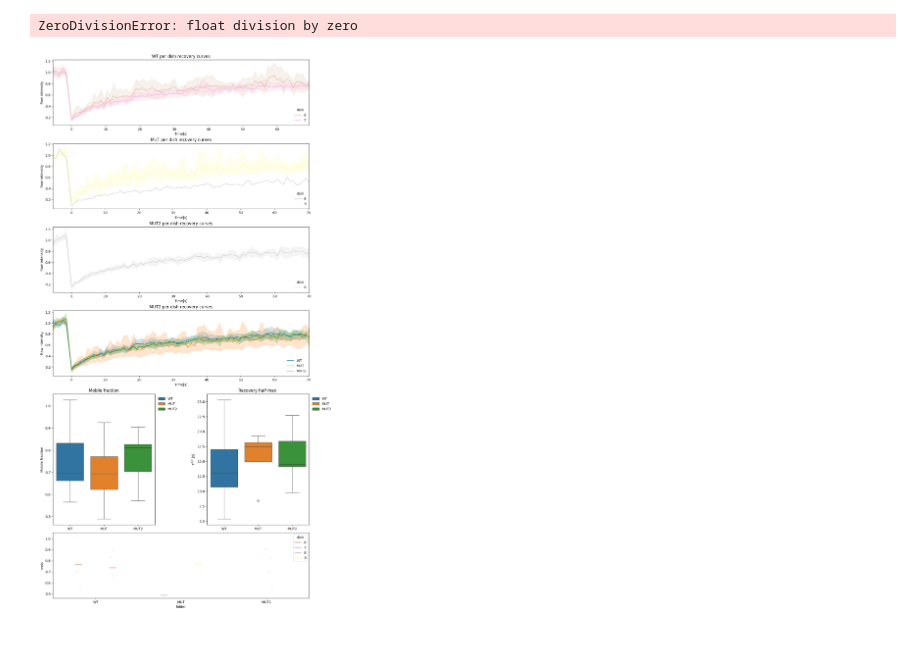
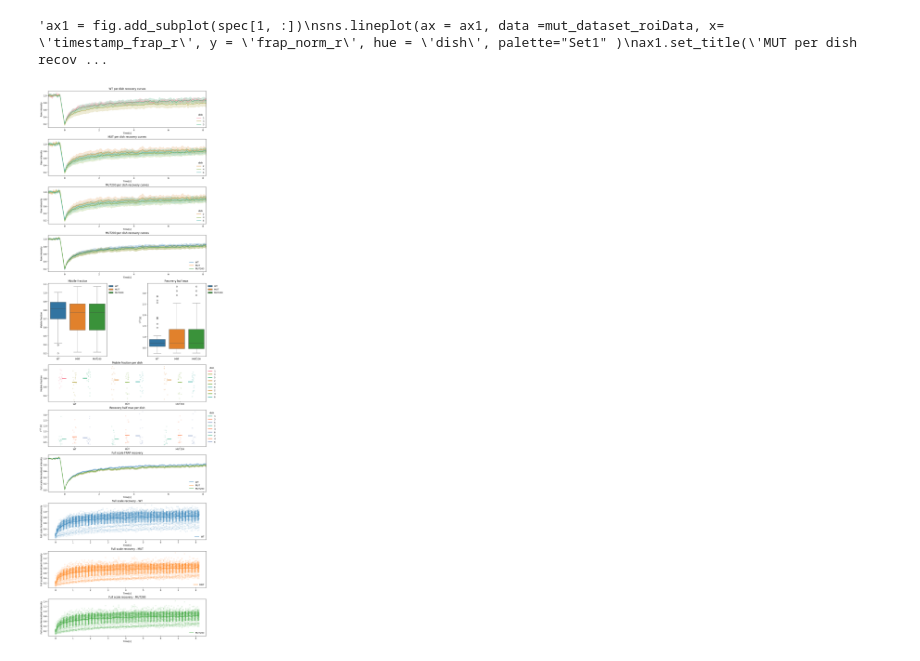
Before and after one commit to amarcosv/FRAP-analysis-younglab, a Jupyter notebook: src/batch_processing_csv.ipynb, the cells around one changed output. Cells and saved outputs as stored; diff of their text form; code cells hidden in the pictures.

Commit message:
CSV plot and processing

```diff
--- a/src/batch_processing_csv.ipynb
+++ b/src/batch_processing_csv.ipynb
@@ -15,13 +15,13 @@ input_folder_paths = ["D:\\Projects\\Shannon\\FRAP analysis\\images\\20250115_Me
                       "D:\\Projects\\Shannon\\FRAP analysis\\images\\20250115_MeCP2_FRAP_processed\\MUT",
                       "D:\\Projects\\Shannon\\FRAP analysis\\images\\20250115_MeCP2_FRAP_processed\\MUT200"]
 
-input_folder_paths = ["D:\\Projects\\Shannon\\FRAP analysis\\images\\CSV\\WT",
-                      "D:\\Projects\\Shannon\\FRAP analysis\\images\\CSV\\MUT",
-                    "D:\\Projects\\Shannon\\FRAP analysis\\images\\CSV\\MUT2"]
+#input_folder_paths = ["D:\\Projects\\Shannon\\FRAP analysis\\images\\CSV\\WT",
+#                      "D:\\Projects\\Shannon\\FRAP analysis\\images\\CSV\\MUT",
+#                    "D:\\Projects\\Shannon\\FRAP analysis\\images\\CSV\\MUT2"]
 
-iput_folder_paths = ["D:\Projects\Shannon\FRAP analysis\images\CSV"]
+#iput_folder_paths = ["D:\Projects\Shannon\FRAP analysis\images\CSV"]
 
-do_whole_cell = False
+do_whole_cell = True
 exp_fitting_order = 1
 
 
@@ -83,7 +77,7 @@ ax = []
 #Color palette for multiple groups
 palette = sns.color_palette("tab10")
 #color palette for dishes
-dish_palette = sns.color_palette("pastel",10)
+dish_palette = sns.color_palette("husl",10)
 dish_palette = {'1': dish_palette[0], '2': dish_palette[1], '3': dish_palette[2],
                 '4': dish_palette[3], '5': dish_palette[4], '6': dish_palette[5],
                 '7': dish_palette[6], '8': dish_palette[7], '9': dish_palette[8],
@@ -143,10 +137,16 @@ sns.move_legend(ax, "upper left", bbox_to_anchor=(1, 1),frameon=False)
 # PLOT Mobile fraction per dish
 ax = fig.add_subplot(spec[nd+3, :])
 for i in range(nd):
+    #Fix bug with seaborn where if there is a single dish the dodge parameter needs to be set to false for pointplot or will crash
+    n_dish=len(frap_experiment[i]['dish'].unique())
+    if n_dish == 1: dodge_param = False
+    else: dodge_param = .4
+
     sns.stripplot(ax = ax, data = frap_experiment[i], x="folder", y="mob", hue = "dish",
         dodge=True, alpha=.2, legend=False, palette = dish_palette)
     sns.pointplot(ax = ax, data = frap_experiment[i], x="folder", y="mob", hue = "dish",
-    dodge=.4, linestyle="none", errorbar=None, marker="_", markersize=20, markeredgewidth=3,  palette=dish_palette)
+        dodge=dodge_param, linestyle="none", errorbar=None, marker="_", markersize=20, markeredgewidth=3,  palette=dish_palette)
+
 ax.set_title('Mobile fraction per dish')
 ax.set_ylabel('Mobile fraction')
 ax.set_xlabel(None)
@@ -157,11 +157,17 @@ sns.move_legend(ax, "upper left", bbox_to_anchor=(1, 1),frameon=False)
 # PLOT tau 1/2  per dish
 ax = fig.add_subplot(spec[nd+4, :])
 for i in range(nd):
+    #Fix bug with seaborn where if there is a single dish the dodge parameter needs to be set to false for pointplot or will crash
+    n_dish=len(frap_experiment[i]['dish'].unique())
+    if n_dish == 1: dodge_param = False
+    else: dodge_param = .4
+
     sns.stripplot(ax = ax, data = frap_experiment[i], x="folder", y="half_max", hue = "dish",
         dodge=True, alpha=.2, legend=False, palette="Set2" )
 
     sns.pointplot(ax = ax, data = frap_experiment[i], x="folder", y="half_max", hue = "dish",
-    dodge=.4, linestyle="none", errorbar=None, marker="_", markersize=20, markeredgewidth=3, palette="Set2")
+    dodge=dodge_param, linestyle="none", errorbar=None, marker="_", markersize=20, markeredgewidth=3, palette="Set2")
+
 ax.set_title('Recovery half max per dish')
 ax.set_ylabel(r'$\tau^{1/2}$ [s]')
 ax.set_xlabel(None)
@@ -293,35 +299,35 @@ ax5.set_title('WT vs MUT ensemble - Full scale')
 
 ax6 = fig.add_subplot(spec[6, :])
 sns.scatterplot(ax = ax6, data =wt_dataset_roiData[wt_dataset_roiData['timepoint_frap']>=0], x= 'timestamp_frap_r', y = 'frap_norm_r', label = 'WT',
               alpha = 0.1)
 
 #timestamps = wt_dataset_roiData[wt_dataset_roiData['timepoint_frap']>=0].groupby('timepoint')['timestamp_frap'].mean()
 #y = wt_dataset_roiData[wt_dataset_roiData['timepoint_frap']>=0].groupby('timepoint')['frap_norm_r'].mean()
 #y_std = wt_dataset_roiData[wt_dataset_roiData['timepoint_frap']>=0].groupby('timepoint')['frap_norm_r'].std()
     #dataset_roiData['timestamp_frap_r'] = timestamps
 #ax6.errorbar(timestamps, y, yerr = y_std)
 sns.lineplot(ax = ax6, data =wt_dataset_roiData[wt_dataset_roiData['timepoint_frap']>=0], x= 'timestamp_frap_r', y = 'frap_norm_r', label = 'WT',
               errorbar = 'sd', err_style = 'bars')
 
 #sns.lineplot(ax = ax6, data =mut_dataset_roiData, x= 'timestamp_frap_r', y = 'frap_fullscale_norm_r', label = 'MUT' )
 ax6.set_ylabel('Full scale Normalized  intensity')
 ax6.set_xlabel('Time[s]')
 ax6.set_title('WT vs MUT ensemble - Full scale')
 ax7 = fig.add_subplot(spec[7::, :])
 sns.scatterplot(ax = ax7, data =mut_dataset_roiData[mut_dataset_roiData['timepoint_frap']>=0], x= 'timestamp_frap_r', y = 'frap_norm_r', label = 'MUT',
               alpha = 0.1, color='tab:orange')
 sns.lineplot(ax = ax7, data =mut_dataset_roiData[mut_dataset_roiData['timepoint_frap']>=0], x= 'timestamp_frap_r', y = 'frap_norm_r', label = 'MUT',
               errorbar = 'sd', err_style = 'bars', color='tab:orange')
 
 #sns.lineplot(ax = ax6, data =mut_dataset_roiData, x= 'timestamp_frap_r', y = 'frap_fullscale_norm_r', label = 'MUT' )
 ax7.set_ylabel('Full scale Normalized  intensity')
 ax7.set_xlabel('Time[s]')
 ax7.set_title('WT vs MUT ensemble - Full scale')
 #ax6.xaxis.set_major_formatter(FormatStrFormatter('%.1f'))
 """
 # %% [output]
-ZeroDivisionError: float division by zero
+'ax1 = fig.add_subplot(spec[1, :])\nsns.lineplot(ax = ax1, data =mut_dataset_roiData, x= \'timestamp_frap_r\', y = \'frap_norm_r\', hue = \'dish\', palette="Set1" )\nax1.set_title(\'MUT per dish recov ...
-[figure, old version]
+[figure, new version]
 # %%
 
 from statannotations.Annotator import Annotator
```
Also changed, not shown: parts of 2 cells of this notebook, 2 other files.
